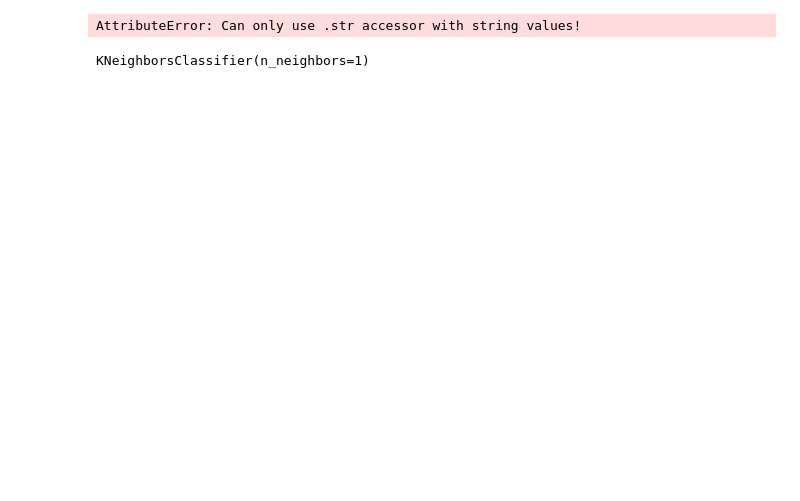
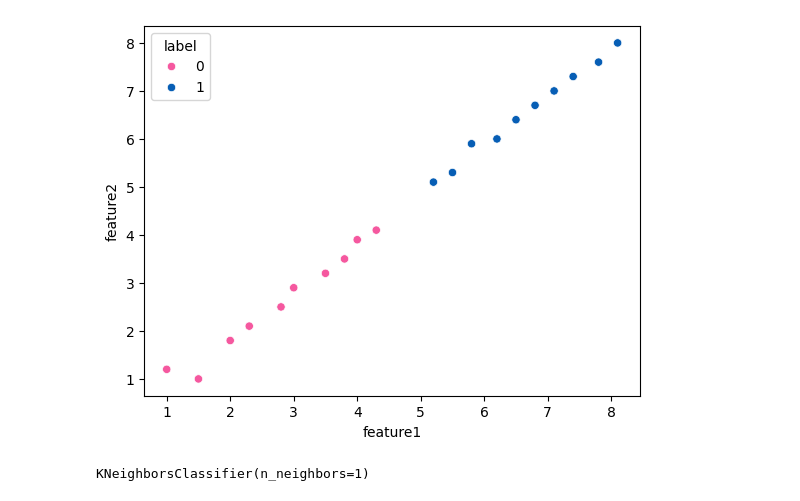
Before and after one commit to imgabrielas/How-To-Make-ML, a Jupyter notebook: KNN_Classifier/notebook.ipynb, the cells around one changed output. Drawn from its saved outputs; the diff is of its cells as text; code cells hidden in the pictures; blank space fills up the shorter version.

```diff
--- a/KNN_Classifier/notebook.ipynb
+++ b/KNN_Classifier/notebook.ipynb
@@ -34,22 +18,13 @@ df.head()
+# %%
+custom_palette = {
+    0: (245/255, 88/255, 159/255),  # Pink
+    1: (7/255, 94/255, 181/255)     # Blue
+}
 # %%
-sns.set_theme(style="whitegrid")
-
-sns.scatterplot(
-    data=df,
-    x='feature1',
-    y='feature2',
-    hue='label',
-    palette='deep',
-    s=80
-)
-
-plt.title("Feature 1 vs Feature 2")
-plt.xlabel("Feature 1")
-plt.ylabel("Feature 2")
-plt.legend(title="Label")
+sns.scatterplot(data=df, x="feature1", y="feature2", hue="label", palette=custom_palette)
 plt.show()
 # %% [output]
-AttributeError: Can only use .str accessor with string values!
+[figure, added]
 # %%
 from sklearn.neighbors import KNeighborsClassifier
 
```
Also changed, not shown: parts of 5 cells of this notebook, 2 other files.
